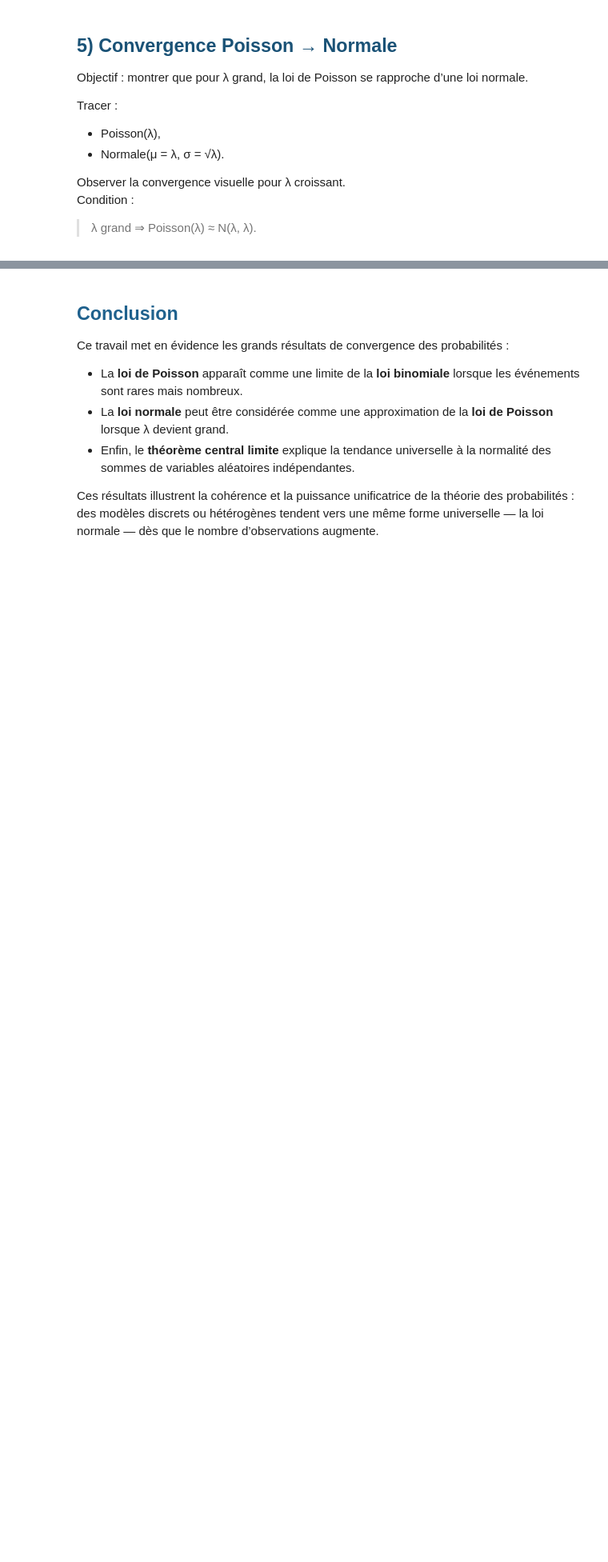
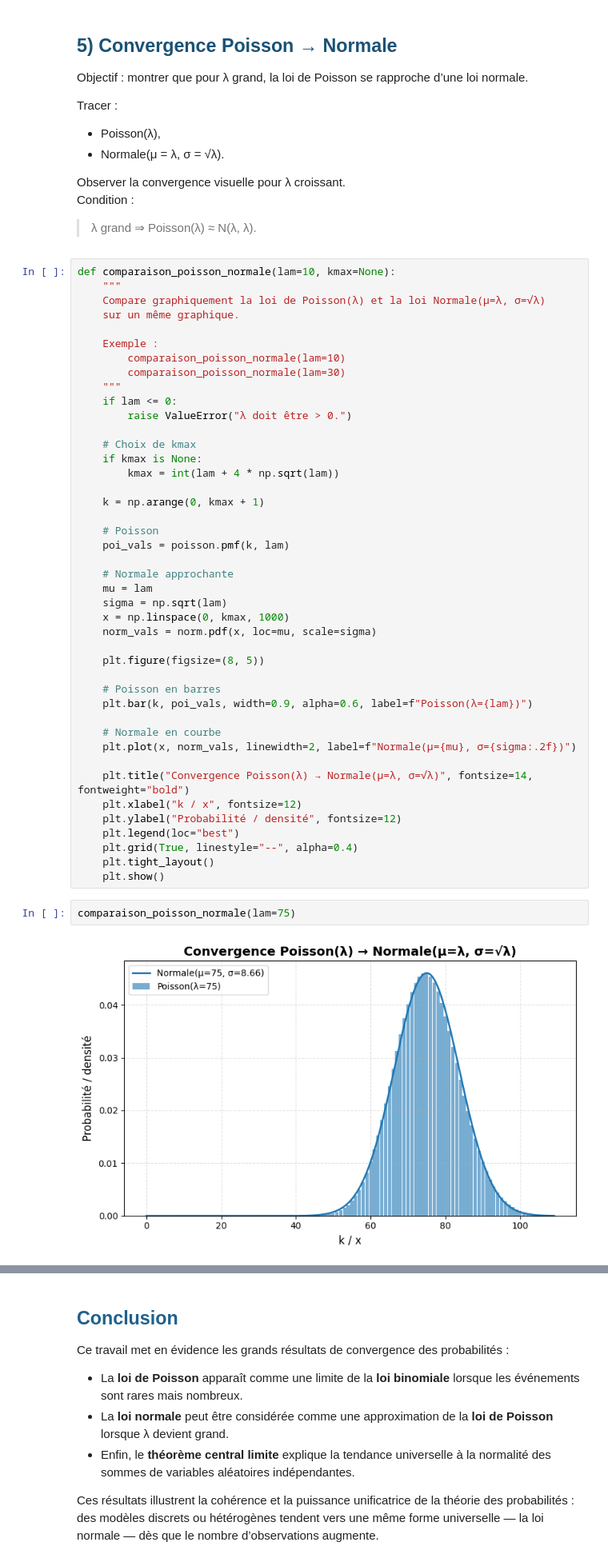
Before and after one commit to Antonin-Le-Donne/Projet-proba, a Jupyter notebook: convergence.ipynb, the cells around one changed output, grey strips where cells are left out. Shown at 80% size. Saved outputs shown, nothing was run; the diff lists cells and outputs as text; blank space fills up the shorter version.

```diff
--- a/convergence.ipynb
+++ b/convergence.ipynb
@@ -173,6 +259,53 @@ Tracer :
 Observer la convergence visuelle pour λ croissant.
 Condition :
 > λ grand ⇒ Poisson(λ) ≈ N(λ, λ).
+# %%
+def comparaison_poisson_normale(lam=10, kmax=None):
+    """
+    Compare graphiquement la loi de Poisson(λ) et la loi Normale(μ=λ, σ=√λ)
+    sur un même graphique.
+
+    Exemple :
+        comparaison_poisson_normale(lam=10)
+        comparaison_poisson_normale(lam=30)
+    """
+    if lam <= 0:
+        raise ValueError("λ doit être > 0.")
+
+    # Choix de kmax
+    if kmax is None:
+        kmax = int(lam + 4 * np.sqrt(lam))
+
+    k = np.arange(0, kmax + 1)
+
+    # Poisson
+    poi_vals = poisson.pmf(k, lam)
+
+    # Normale approchante
+    mu = lam
+    sigma = np.sqrt(lam)
+    x = np.linspace(0, kmax, 1000)
+    norm_vals = norm.pdf(x, loc=mu, scale=sigma)
+
+    plt.figure(figsize=(8, 5))
+
+    # Poisson en barres
+    plt.bar(k, poi_vals, width=0.9, alpha=0.6, label=f"Poisson(λ={lam})")
+
+    # Normale en courbe
+    plt.plot(x, norm_vals, linewidth=2, label=f"Normale(μ={mu}, σ={sigma:.2f})")
+
+    plt.title("Convergence Poisson(λ) → Normale(μ=λ, σ=√λ)", fontsize=14, fontweight="bold")
+    plt.xlabel("k / x", fontsize=12)
+    plt.ylabel("Probabilité / densité", fontsize=12)
+    plt.legend(loc="best")
+    plt.grid(True, linestyle="--", alpha=0.4)
+    plt.tight_layout()
+    plt.show()
+# %%
+comparaison_poisson_normale(lam=75)
+# %% [output]
+[figure, added]
 # %% [markdown]
 ## <span id="théorème-de-la-limite-centrée" style="color:#154360;">6) Théorème de la limite centrée</span>
 
```
Also changed, not shown: parts of 6 cells of this notebook.
